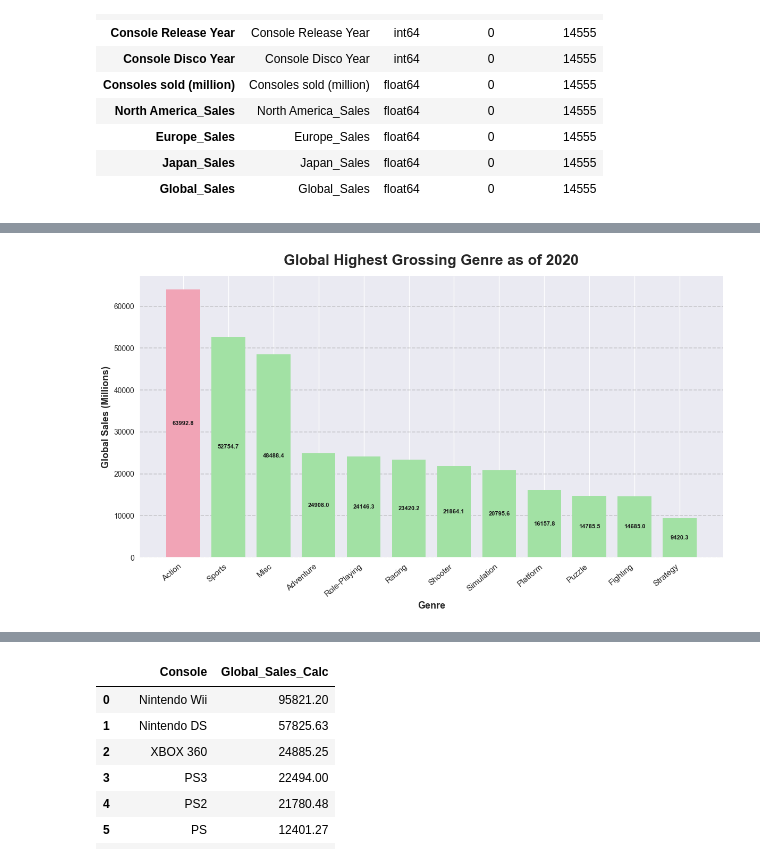
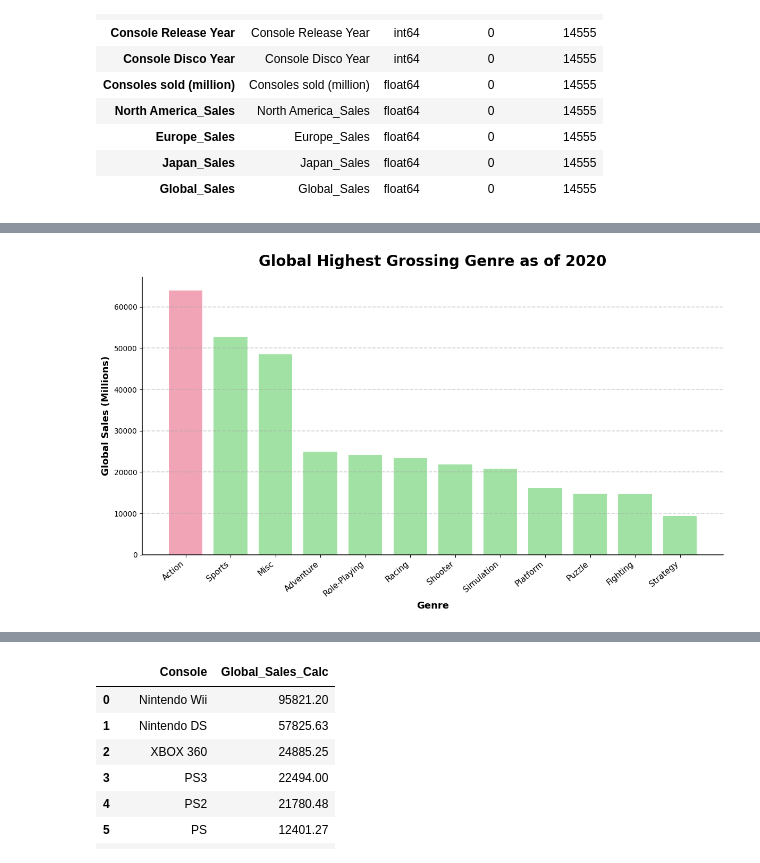
Before and after one commit to Teerp1986/The-Evolution-Of-Gaming, a Jupyter notebook: notebook/gamevolve_csv_version.ipynb, the cells around one changed output, grey strips where cells are left out. Saved outputs shown, nothing was run; the diff lists cells and outputs as text; code cells hidden in the pictures.

Commit message:
updated visualizations- csv version

```diff
--- a/notebook/gamevolve_csv_version.ipynb
+++ b/notebook/gamevolve_csv_version.ipynb
@@ -204,44 +183,31 @@ colors[highlight_position] = highlight_color
 
 
 bars = plt.bar(Genre.index, Genre.values, color=colors, width=0.75)
 
 
-for i, value in enumerate(Genre.values):
-    plt.text(
-        i,
-        float(value) * 0.50,
-        f"{value:.1f}",
-        ha="center",
-        va="center",
-        fontsize=8,
-        fontweight="bold",
-        color="#1A1A1A"
-    )
-
-
 plt.gca().yaxis.grid(
     True,
     linestyle="--",
     linewidth=1.2,
     alpha=0.5,
     color="#A7A7A7"
 )
 
 
 ax = plt.gca()
 ax.spines["top"].set_visible(False)
 ax.spines["right"].set_visible(False)
 ax.spines["left"].set_linewidth(1.1)
 ax.spines["bottom"].set_linewidth(1.1)
 
 
 plt.title("Global Highest Grossing Genre as of 2020", fontsize=20, fontweight="bold", pad=15)
 plt.xlabel("Genre", fontsize=13, fontweight="bold")
 plt.ylabel("Global Sales (Millions)", fontsize=13, fontweight="bold")
 
 plt.xticks(rotation=40, ha="right", fontsize=11)
 
 plt.tight_layout()
 plt.show()
 # %% [output]
-[figure, old version]
+[figure, new version]
```
Also changed, not shown: parts of 10 cells of this notebook, 1 other file.
